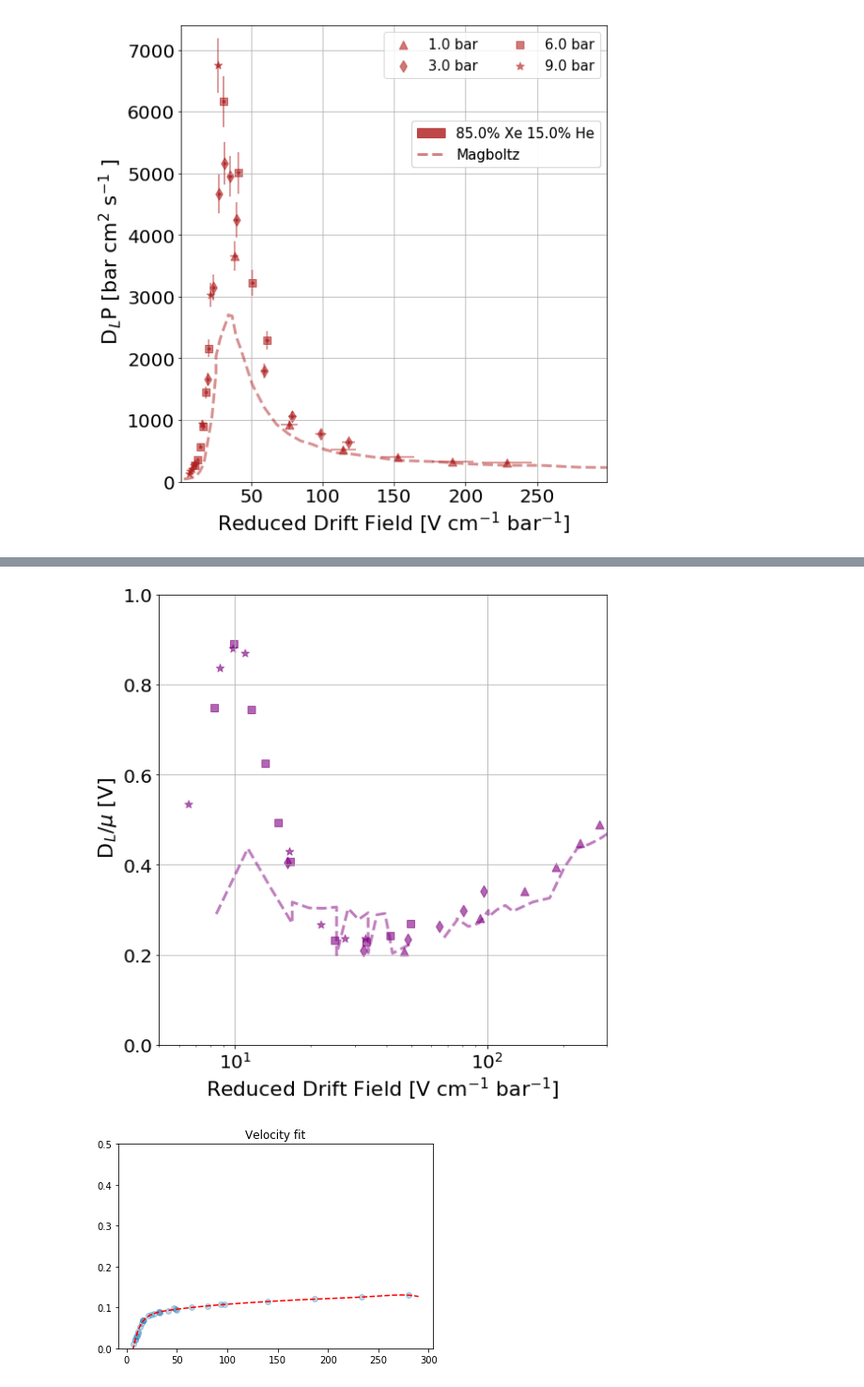
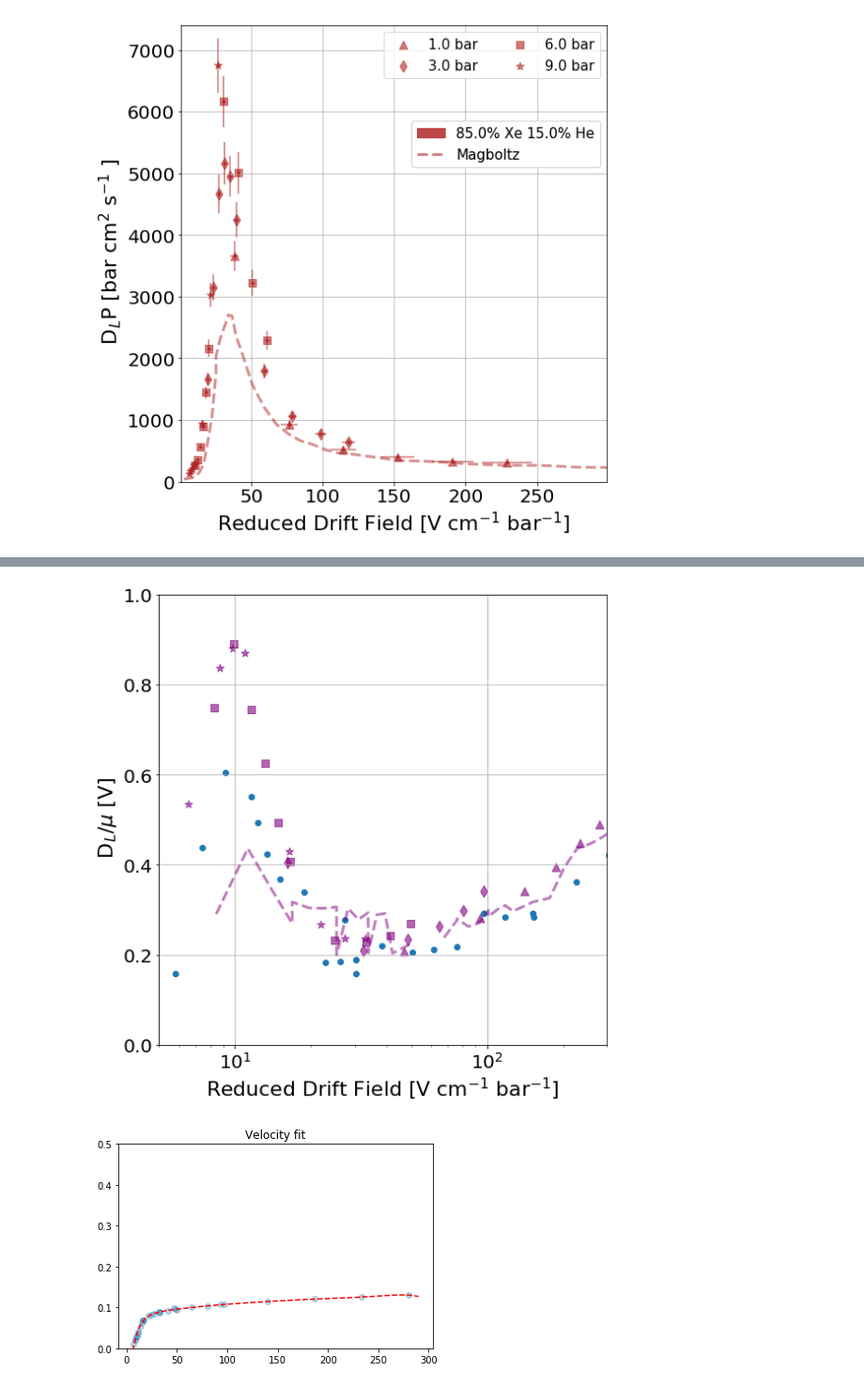
Before and after one commit to AustinMcDonald/GasMixXeHeAr, a Jupyter notebook: XenonHelium-Analysis.ipynb, the cells around one changed output, grey strips where cells are left out. Shown: that part at 94% size. Cells and saved outputs as stored; diff of their text form; code cells hidden in the pictures.

```diff
--- a/XenonHelium-Analysis.ipynb
+++ b/XenonHelium-Analysis.ipynb
@@ -464,0 +541,41 @@ plt.show()
+# %%
+# 100% xenon drif velocity
+plt.figure(figsize=(8,8))
+x=2
+lab, lab_shape, mark, E, P, R, Rerr, V, Verr, DL, DLerr = Data_Calculations(Data,x)
+V =V*1e6/E
+V = V*P
+
+color = COL[x]
+# make the patches for the symbold
+Pat=[]
+pat = mpatches.Patch(color=color,    label=lab,alpha=0.8)
+Pat.append(pat)
+# pulling the proper magboltz
+#MBX,MBY,Yer,lab = MB_V(mm,x)
+#aa, = plt.plot(MBX,MBY,linewidth=3,alpha=0.5,color=COL[x],linestyle='--',label='Magboltz')
+
+plt.errorbar(R, V,xerr=Rerr,yerr=Verr, alpha=0.6,color=color,fmt='.')
+for x, y, m, L in zip(R, V, mark,lab_shape):
+    plt.scatter(x, y, alpha=0.8,marker=m,color=color,s=50,label=L+" bar")
+
+# making the legends
+Pat.append(aa)
+legend1=plt.legend(handles=Pat,loc='upper left',ncol=1,fontsize=18)
+plt.gca().add_artist(legend1)
+
+handles, labels = plt.gca().get_legend_handles_labels()
+by_label = OrderedDict(zip(labels[1:], handles[1:]))
+legend2=plt.legend(by_label.values(), by_label.keys(),loc='lower right',ncol=2,fontsize=18)
+plt.gca().add_artist(legend2)
+
+#plt.ylim(0,1.45)
+plt.xticks(fontsize=20)
+plt.yticks(fontsize=20)
+plt.grid()
+plt.xlabel(r'Reduced Drift Field [V cm$^{-1}$ bar$^{-1}$]',fontsize=22)
+plt.ylabel(r'Drift Velocity [mm $\mu$s$^{-1}$]',fontsize=22)
+plt.tight_layout()
+#plt.savefig("/Users/austinmcdonald/Desktop/GAS_MIX_PLOTS/100XE00HE-VEL"+".pdf")
+
+plt.show()
@@ -509,35 +628,35 @@ aa, = plt.plot(MBX,MBY,linewidth=3,alpha=0.5,color=COL[x],linestyle='--',label='
 
 for x, y, m, L in zip(R,DL/MU, mark,LABB):
     plt.scatter(x, y, alpha=0.6,marker=m,color=color,s=80,label=L+" bar")
 
-
+plt.scatter(PackX,PackY)
 #handles, labels = plt.gca().get_legend_handles_labels()
 #by_label = OrderedDict(zip(labels[1:], handles[1:]))
 #legend2=plt.legend(by_label.values(), by_label.keys(),loc='upper right',ncol=2,fontsize=15)
 
 #Pat.append(aa)
 #legend1=plt.legend(handles=Pat,loc='center right',bbox_to_anchor=(1, 0.74),ncol=1,fontsize=15)
 #plt.gca().add_artist(legend1)
 #plt.gca().add_artist(legend2)
 
 
 plt.xlim(1,299)
 #plt.xlim(1,50)
 plt.ylim(0,1)
 plt.xlim(5,299)
 plt.semilogx()
 plt.grid()
 plt.xticks(fontsize=20)
 plt.yticks(fontsize=20)
 ################################################################################
 
 plt.xlabel( r'Reduced Drift Field [V cm$^{-1}$ bar$^{-1}$]',fontsize=22)
 plt.ylabel(r" D$_L$/$\mu$ [V]",fontsize=22,)
 plt.tight_layout()
 #plt.savefig("/Users/austinmcdonald/Desktop/GAS_MIX_PLOTS/090XE10HE-DIFL"+".pdf")
 plt.show()
 # %% [output]
-[figure, old version]
+[figure, new version]
 # %%
 #############################################################################
 #######
```
Also changed, not shown: parts of 10 cells of this notebook, 3 other files.
